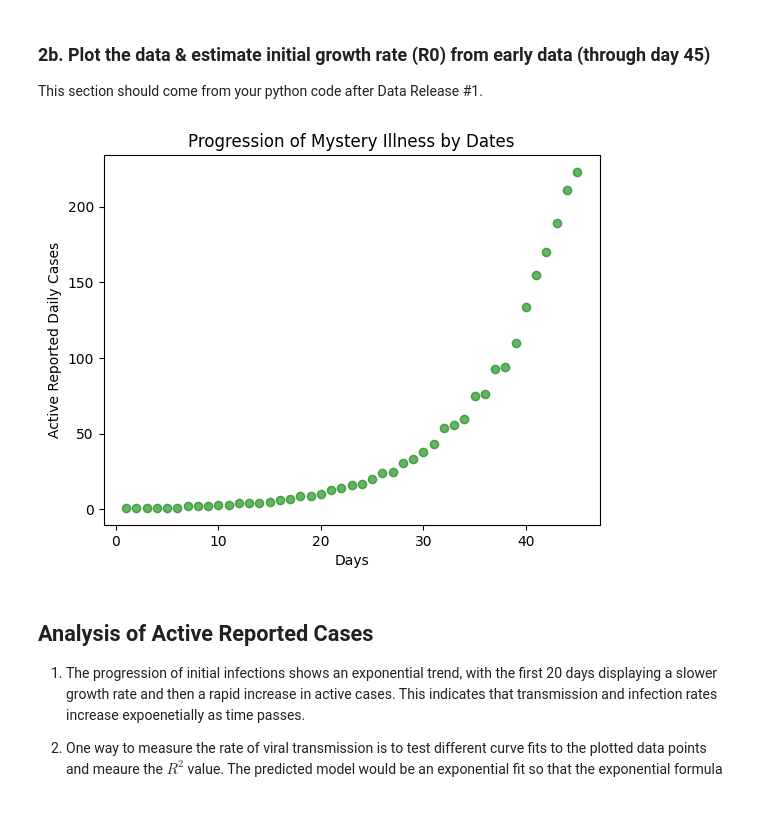
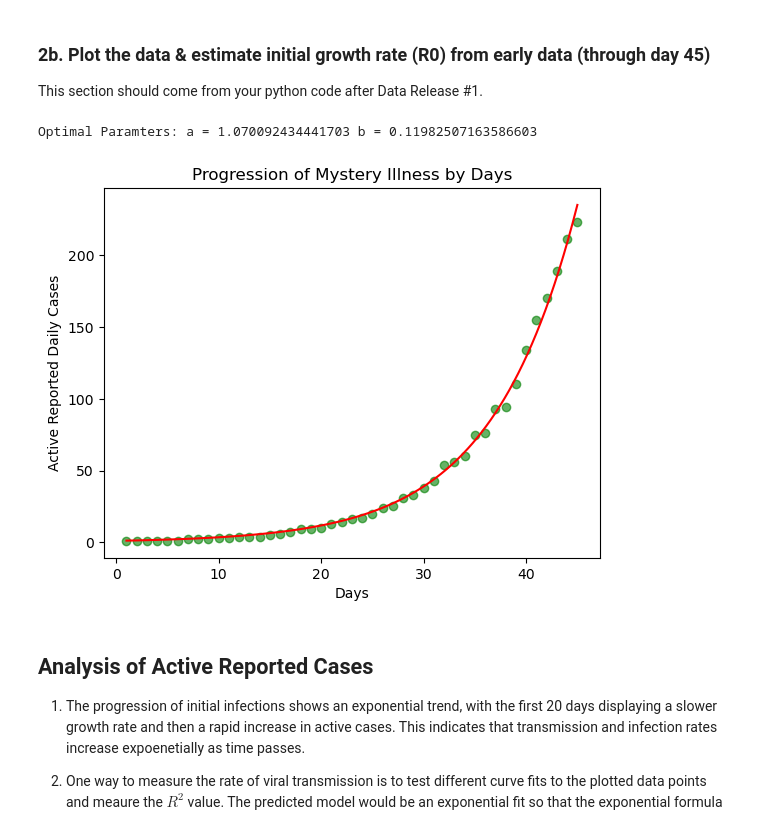
Before and after one commit to ktt920/Module-2-Epidemics-SIR-Modeling, a Jupyter notebook: Notebook examples/Template_student_final_notebook.ipynb, the cells around one changed output. Saved outputs shown, nothing was run; the diff lists cells and outputs as text; code cells hidden in the pictures.

Commit message:
Updated Exponential Fit
Updated exponential fit code to jupyter notebook

```diff
--- a/Notebook examples/Template_student_final_notebook.ipynb
+++ b/Notebook examples/Template_student_final_notebook.ipynb
@@ -42,27 +42,46 @@ This section should come from your python code after Data Release #1.
 # %%
 import pandas as pd
 import matplotlib.pyplot as plt
 import numpy as np
+from scipy.optimize import curve_fit
 
 
 # Load the data
 data = pd.read_csv('../Data/mystery_virus_daily_active_counts_RELEASE#1.csv', parse_dates=['date'], header=0, index_col=None)
 
 #Extract the information from data. The x-variable will be the day progressed with the y variable being the number of active cases
 
 x = data['day']
 y = data['active reported daily cases']
 
+#Define an exponential fit to the curve in the form of y = a^(x*b)
+# AI use statement: Google gemini was utilized to learnhow to code for an exponential fit.
+
+def exponential_function(x, a, b):
+    return a*np.exp(x*b)
+
+# Optimize parameters and fit a curve to the data.
+popt, pcov = curve_fit(exponential_function, x, y)
+
+# Extract optimal parameters
+optimal_a, optimal_b = popt
+print(f"Optimal Paramters: a = {optimal_a} b = {optimal_b}")
+
+x_fit = np.linspace(min(x), max(x), 100)
+y_fit = exponential_function(x_fit, optimal_a, optimal_b)
 
 # Plotting the scatter graph
 plt.scatter(x, y, alpha=0.6, color='green')
+plt.plot(x_fit, y_fit, 'r-', label = 'Fitted Curve')
 plt.title('Progression of Mystery Illness by Days')
 plt.xlabel('Days')
 plt.ylabel('Active Reported Daily Cases')
 
+
 plt.show()
 # %% [output]
+Optimal Paramters: a = 1.070092434441703 b = 0.11982507163586603
-[figure, old version]
+[figure, new version]
 # %% [markdown]
 ## Analysis of Active Reported Cases
 
```
